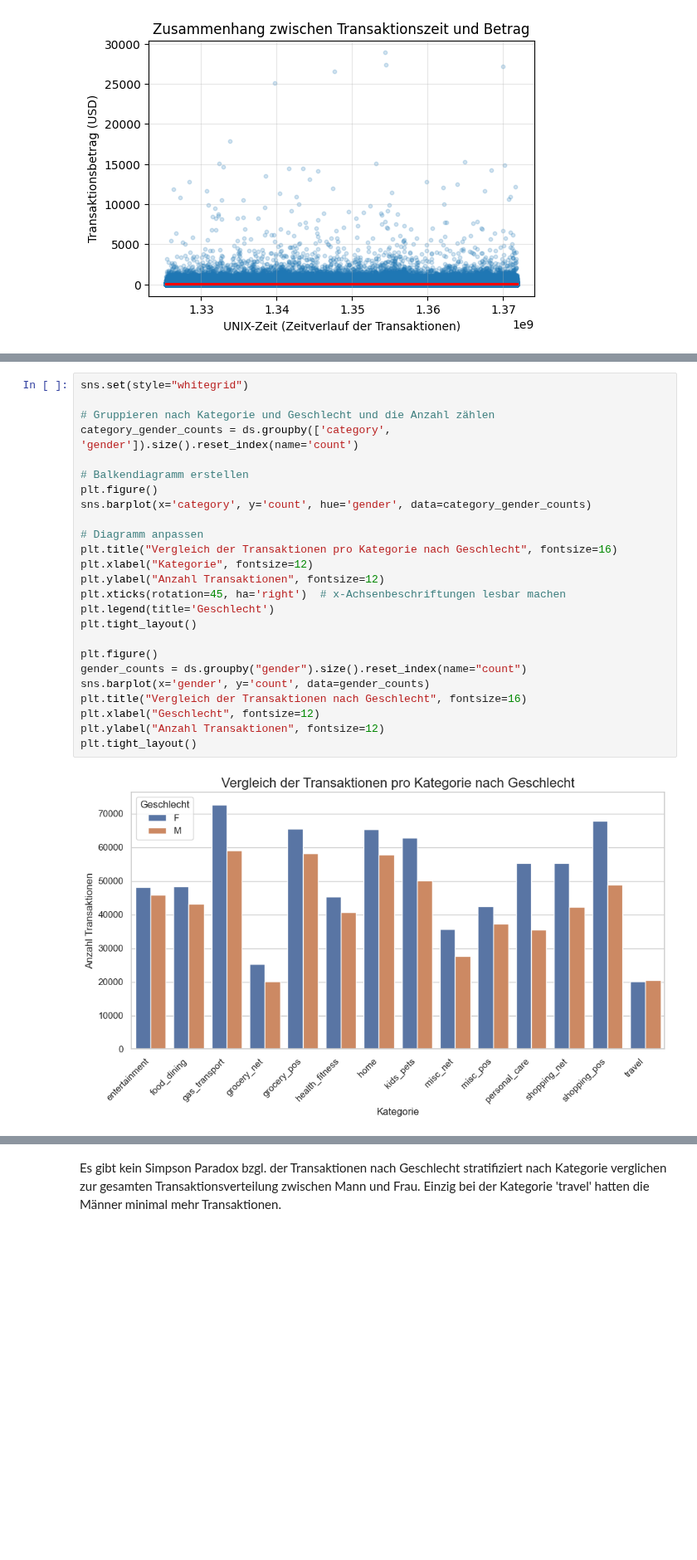
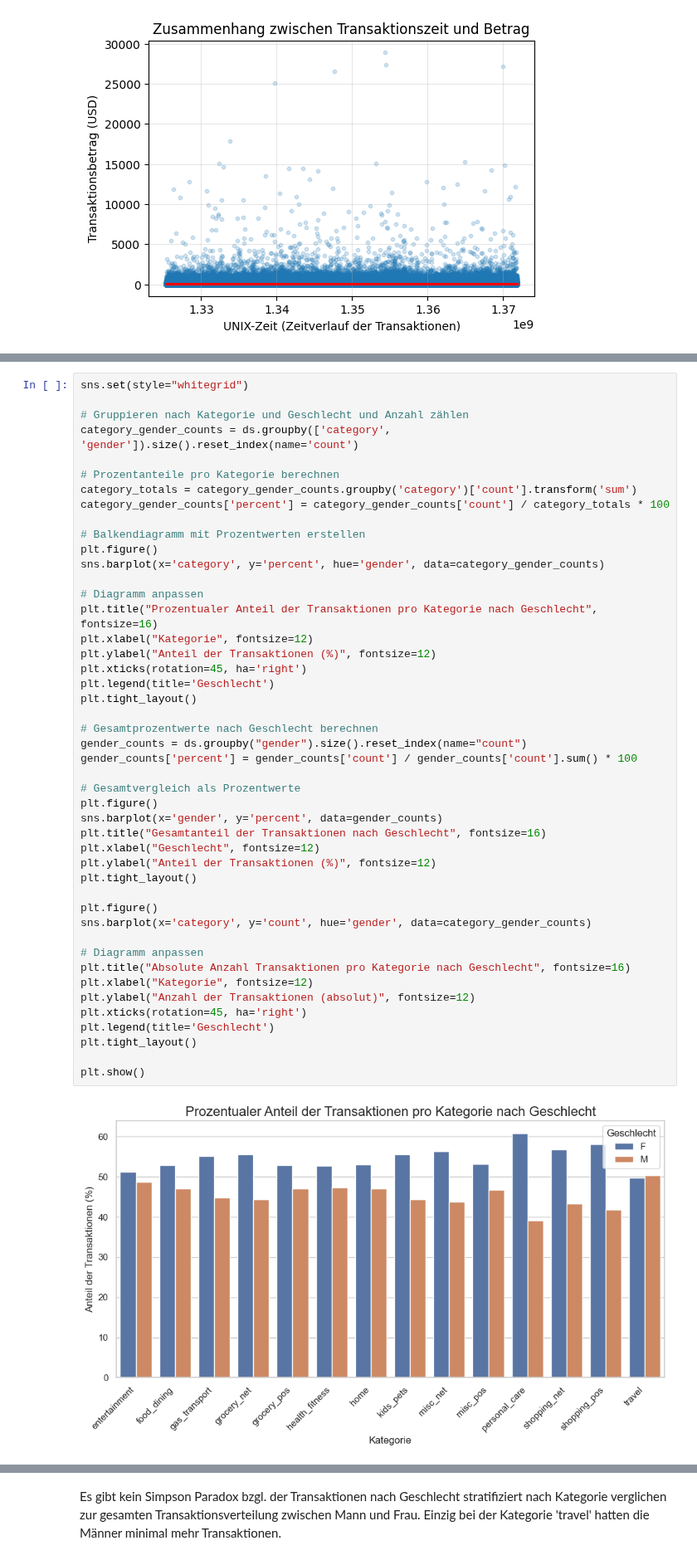
Before and after one commit to philethaler/Statistik-Datenbank, a Jupyter notebook: Analyse_4.ipynb, the cells around one changed output, grey strips where cells are left out. Shown at 83% size. Cells and saved outputs as stored; diff of their text form; blank space fills up the shorter version.

```diff
--- a/Analyse_4.ipynb
+++ b/Analyse_4.ipynb
@@ -172,27 +206,48 @@ plt.show()
 # %%
 sns.set(style="whitegrid")
 
-# Gruppieren nach Kategorie und Geschlecht und die Anzahl zählen
+# Gruppieren nach Kategorie und Geschlecht und Anzahl zählen
 category_gender_counts = ds.groupby(['category', 'gender']).size().reset_index(name='count')
 
-# Balkendiagramm erstellen
+# Prozentanteile pro Kategorie berechnen
+category_totals = category_gender_counts.groupby('category')['count'].transform('sum')
+category_gender_counts['percent'] = category_gender_counts['count'] / category_totals * 100
+
+# Balkendiagramm mit Prozentwerten erstellen
+plt.figure()
+sns.barplot(x='category', y='percent', hue='gender', data=category_gender_counts)
+
+# Diagramm anpassen
+plt.title("Prozentualer Anteil der Transaktionen pro Kategorie nach Geschlecht", fontsize=16)
+plt.xlabel("Kategorie", fontsize=12)
+plt.ylabel("Anteil der Transaktionen (%)", fontsize=12)
+plt.xticks(rotation=45, ha='right')
+plt.legend(title='Geschlecht')
+plt.tight_layout()
+
+# Gesamtprozentwerte nach Geschlecht berechnen
+gender_counts = ds.groupby("gender").size().reset_index(name="count")
+gender_counts['percent'] = gender_counts['count'] / gender_counts['count'].sum() * 100
+
+# Gesamtvergleich als Prozentwerte
+plt.figure()
+sns.barplot(x='gender', y='percent', data=gender_counts)
+plt.title("Gesamtanteil der Transaktionen nach Geschlecht", fontsize=16)
+plt.xlabel("Geschlecht", fontsize=12)
+plt.ylabel("Anteil der Transaktionen (%)", fontsize=12)
+plt.tight_layout()
+
 plt.figure()
 sns.barplot(x='category', y='count', hue='gender', data=category_gender_counts)
 
 # Diagramm anpassen
-plt.title("Vergleich der Transaktionen pro Kategorie nach Geschlecht", fontsize=16)
+plt.title("Absolute Anzahl Transaktionen pro Kategorie nach Geschlecht", fontsize=16)
 plt.xlabel("Kategorie", fontsize=12)
-plt.ylabel("Anzahl Transaktionen", fontsize=12)
-plt.xticks(rotation=45, ha='right')  # x-Achsenbeschriftungen lesbar machen
+plt.ylabel("Anzahl der Transaktionen (absolut)", fontsize=12)
+plt.xticks(rotation=45, ha='right')
 plt.legend(title='Geschlecht')
 plt.tight_layout()
 
-plt.figure()
-gender_counts = ds.groupby("gender").size().reset_index(name="count")
-sns.barplot(x='gender', y='count', data=gender_counts)
-plt.title("Vergleich der Transaktionen nach Geschlecht", fontsize=16)
-plt.xlabel("Geschlecht", fontsize=12)
-plt.ylabel("Anzahl Transaktionen", fontsize=12)
-plt.tight_layout()
+plt.show()
 # %% [output]
-[figure, old version]
+[figure, new version]
```
Also changed, not shown: parts of 4 cells of this notebook, 2 other files.
